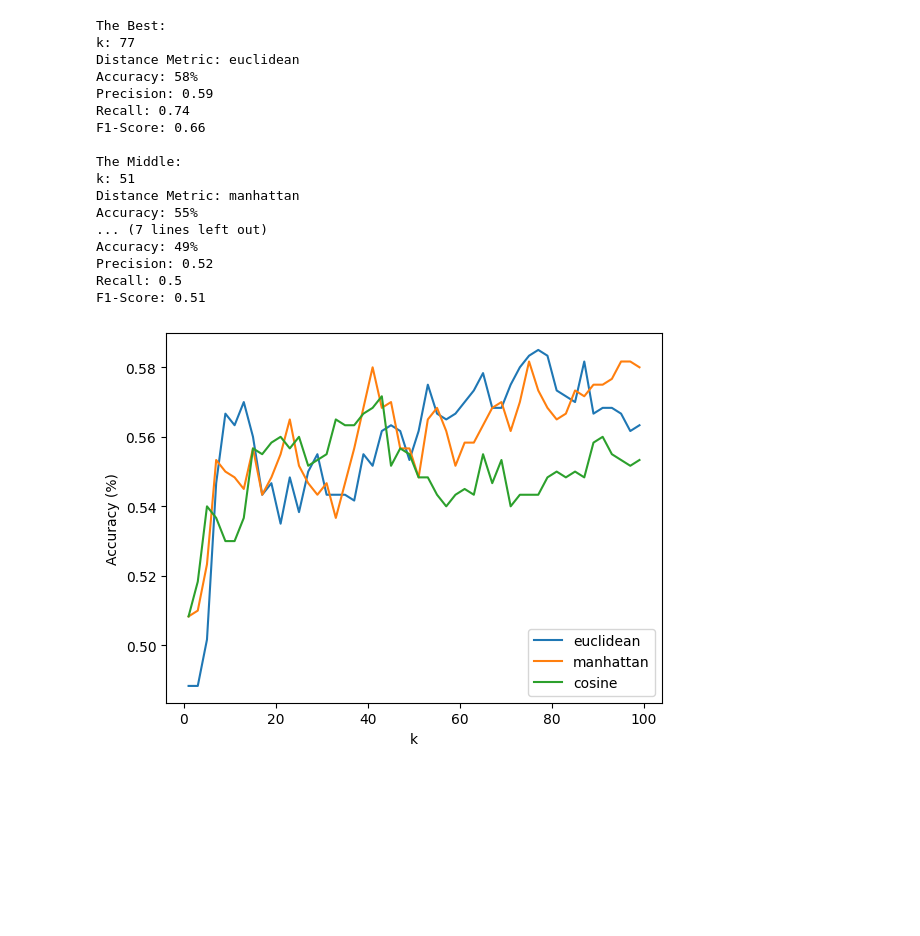
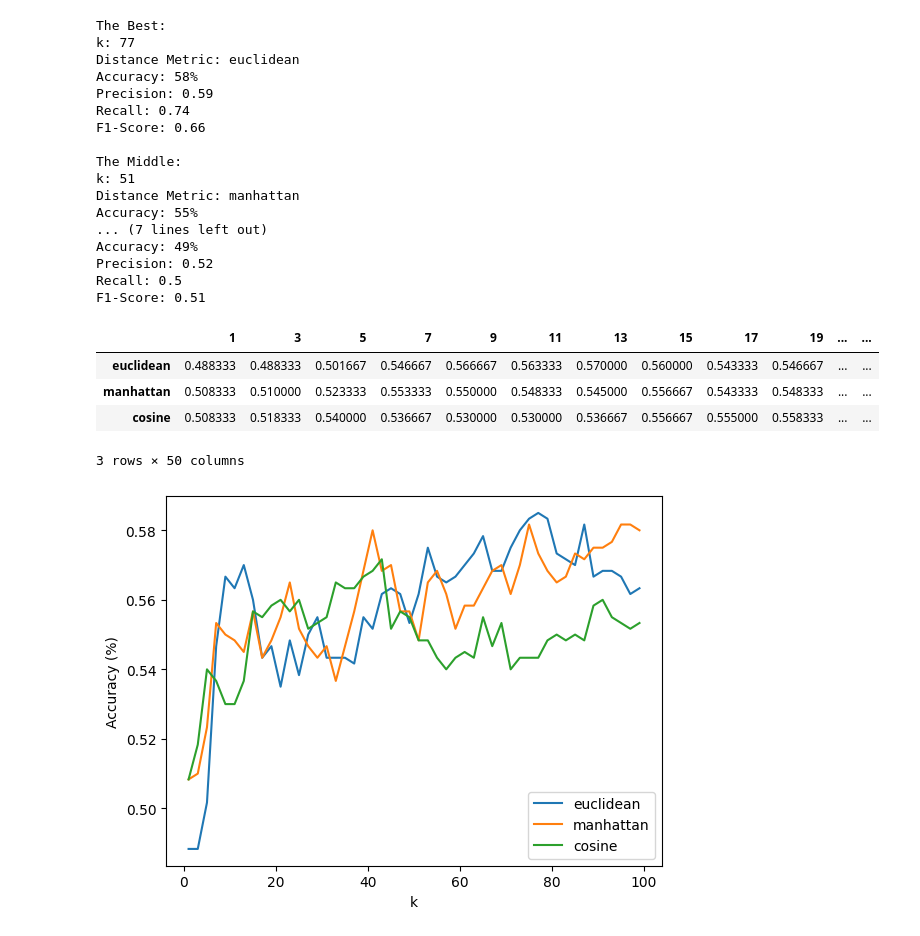
Before and after one commit to agungmahadana/IEIS, a Jupyter notebook: model.ipynb, the cells around one changed output. Cells and saved outputs as stored; diff of their text form; code cells hidden in the pictures; blank space fills up the shorter version.

Commit message:
add tuning table

```diff
--- a/model.ipynb
+++ b/model.ipynb
@@ -136,11 +136,18 @@ Recall: 0.5
 F1-Score: 0.51
 # %%
 # Menyimpan model
+best_model = KNeighborsClassifier(n_neighbors=best_result['k'], metric=best_result['distance_metric']).fit(X_train, y_train)
+joblib.dump(best_model, "best_model")
+
 df = pd.DataFrame(accuracy_data, columns=k_values, index=distance_metrics)
 df.to_csv('models.csv', index=False)
-
-best_model = KNeighborsClassifier(n_neighbors=best_k, metric=best_distance_metric).fit(X_train, y_train)
-joblib.dump(best_model, "best_model")
+df
+# %% [output]
+|  | 1 | 3 | 5 | 7 | 9 | 11 | 13 | 15 | 17 | 19 | ... | ... |
+| euclidean | 0.488333 | 0.488333 | 0.501667 | 0.546667 | 0.566667 | 0.563333 | 0.570000 | 0.560000 | 0.543333 | 0.546667 | ... | ... |
+| manhattan | 0.508333 | 0.510000 | 0.523333 | 0.553333 | 0.550000 | 0.548333 | 0.545000 | 0.556667 | 0.543333 | 0.548333 | ... | ... |
+| cosine | 0.508333 | 0.518333 | 0.540000 | 0.536667 | 0.530000 | 0.530000 | 0.536667 | 0.556667 | 0.555000 | 0.558333 | ... | ... |
+3 rows × 50 columns
 # %%
 import matplotlib.pyplot as plt
 
```
